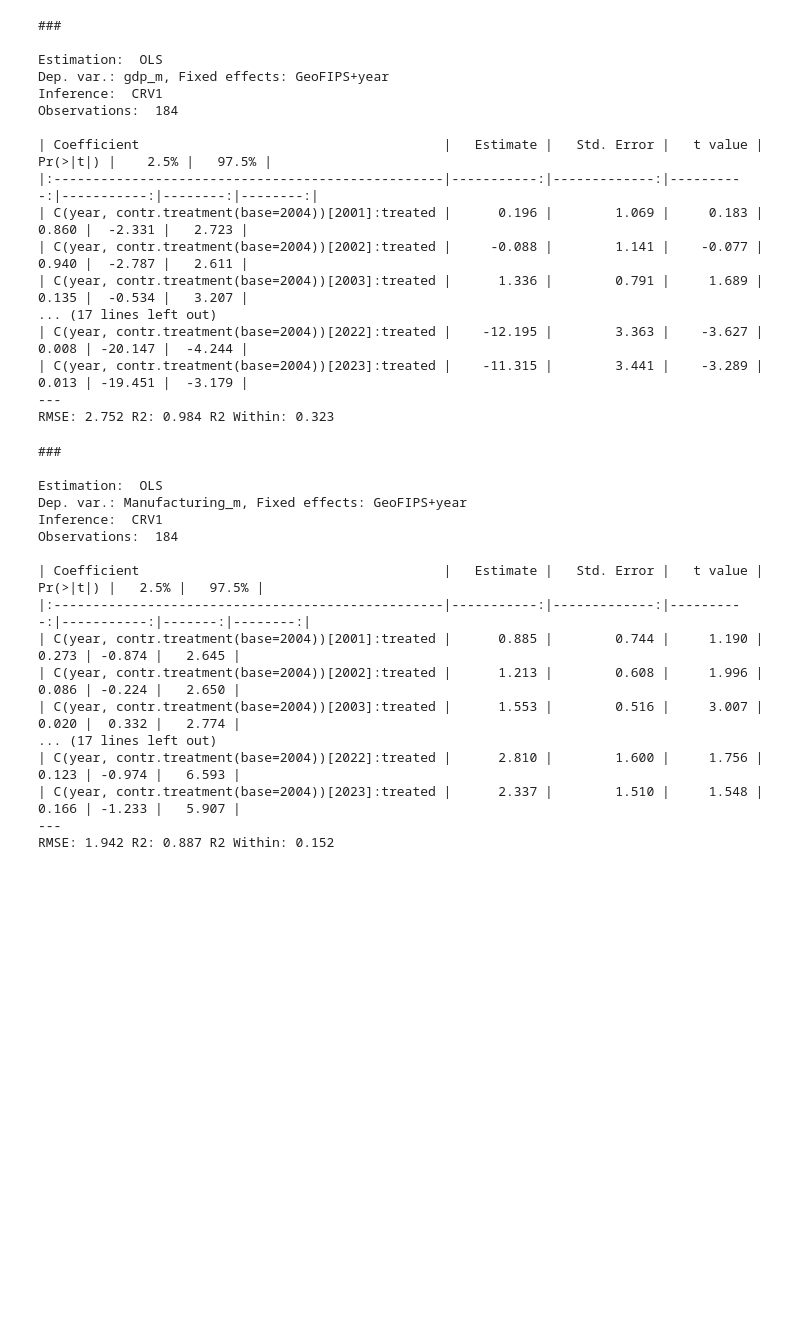
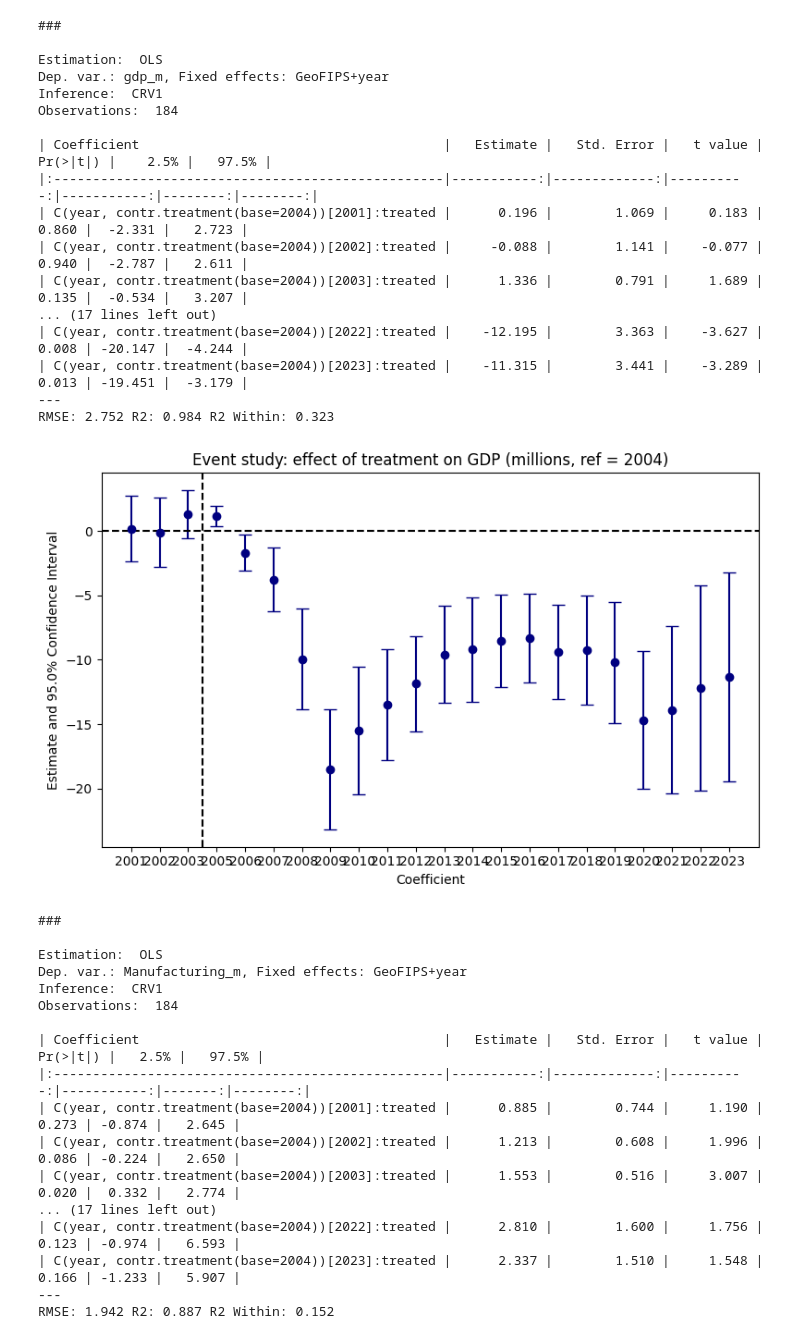
Before and after one commit to wren17/epa_greenbook_project, a Jupyter notebook: analysis.ipynb, the cells around one changed output. Saved outputs shown, nothing was run; the diff lists cells and outputs as text; code cells hidden in the pictures; blank space fills up the shorter version.

```diff
--- a/analysis.ipynb
+++ b/analysis.ipynb
@@ -366,6 +350,20 @@ Observations:  184
 | C(year, contr.treatment(base=2004))[2023]:treated |    -11.315 |        3.441 |    -3.289 |      0.013 | -19.451 |  -3.179 |
 ---
 RMSE: 2.752 R2: 0.984 R2 Within: 0.323
+# %%
+from pyfixest.report.utils import rename_categoricals
+labels = rename_categoricals(gdp_twfe._coefnames, template="{value_int}")
+
+gdp_twfe.iplot(
+    coord_flip=False,
+    figsize=(8, 5),
+    yintercept=0,
+    cat_template="{value_int}",
+    xintercept=2.5,
+    title="Event study: effect of treatment on GDP (millions, ref = 2004)",
+)
+# %% [output]
+[figure, added]
 # %%
 manu_twfe = pf.feols(
     "Manufacturing_m ~ i(year, treated,  ref = 2004) | GeoFIPS + year",
```
Also changed, not shown: parts of 5 cells of this notebook.
